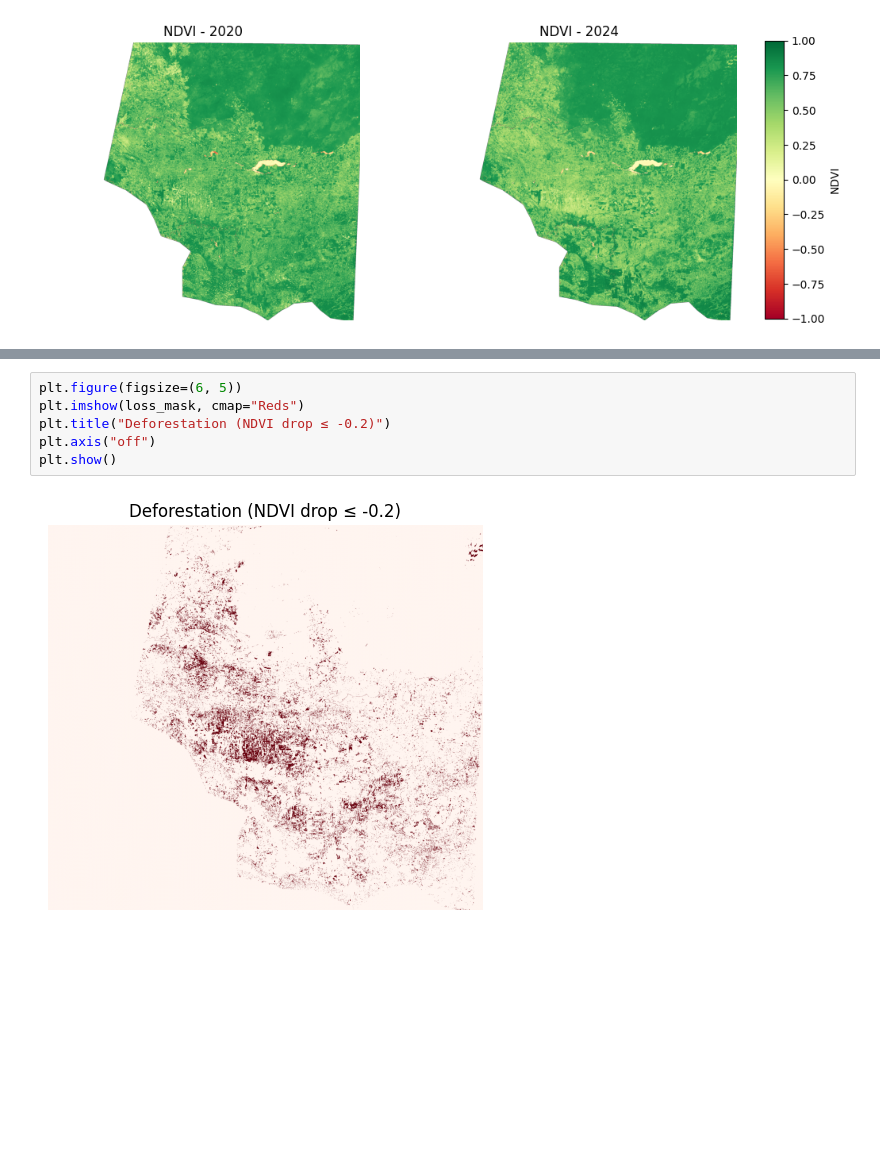
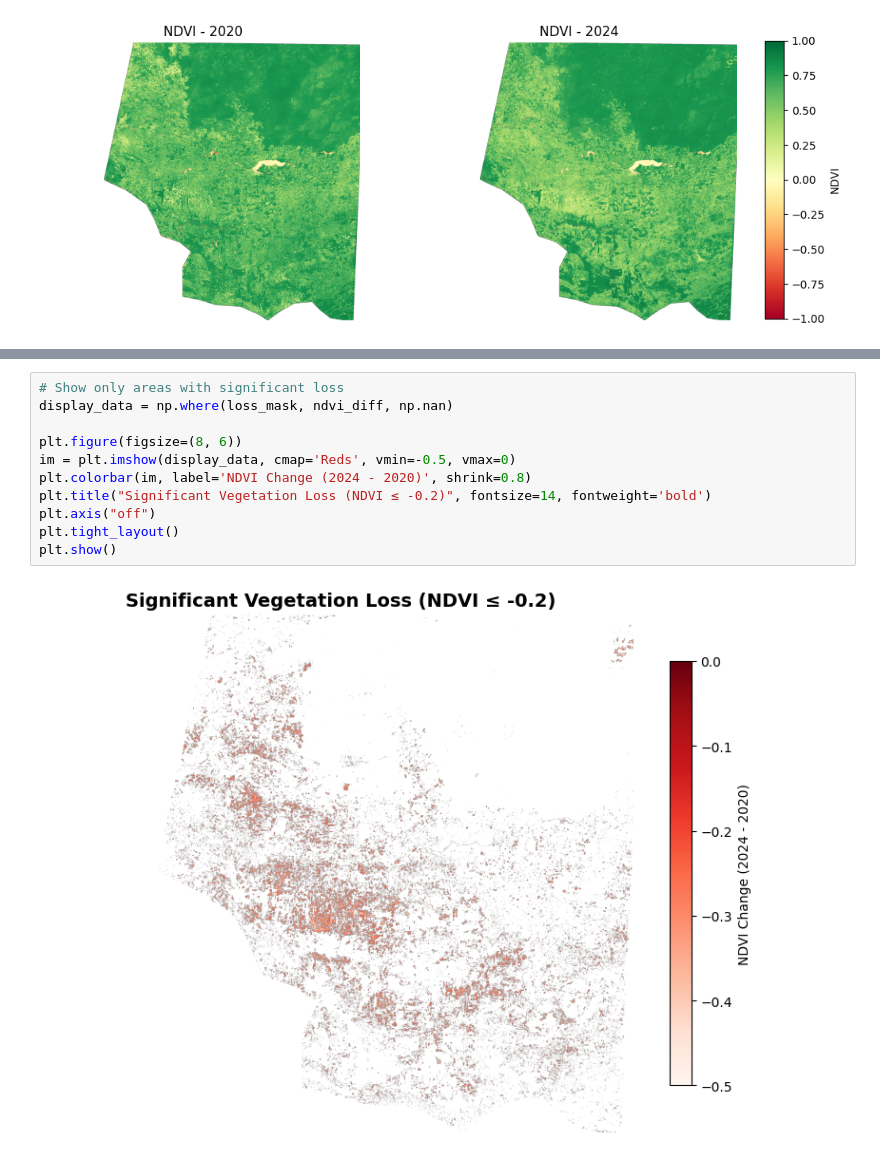
Before and after one commit to TonitoMC/AnalisisGeoespacialPeten, a Jupyter notebook: AnalisisGeoespacial.ipynb, the cells around one changed output, grey strips where cells are left out. Saved outputs shown, nothing was run; the diff lists cells and outputs as text; blank space fills up the shorter version.

```diff
--- a/AnalisisGeoespacial.ipynb
+++ b/AnalisisGeoespacial.ipynb
@@ -123,8 +151,13 @@ plt.show()
 # %%
-plt.figure(figsize=(6, 5))
-plt.imshow(loss_mask, cmap="Reds")
-plt.title("Deforestation (NDVI drop ≤ -0.2)")
+# Show only areas with significant loss
+display_data = np.where(loss_mask, ndvi_diff, np.nan)
+
+plt.figure(figsize=(8, 6))
+im = plt.imshow(display_data, cmap='Reds', vmin=-0.5, vmax=0)
+plt.colorbar(im, label='NDVI Change (2024 - 2020)', shrink=0.8)
+plt.title("Significant Vegetation Loss (NDVI ≤ -0.2)", fontsize=14, fontweight='bold')
 plt.axis("off")
+plt.tight_layout()
 plt.show()
 # %% [output]
-[figure, old version]
+[figure, new version]
```
Also changed, not shown: parts of 25 cells of this notebook.
